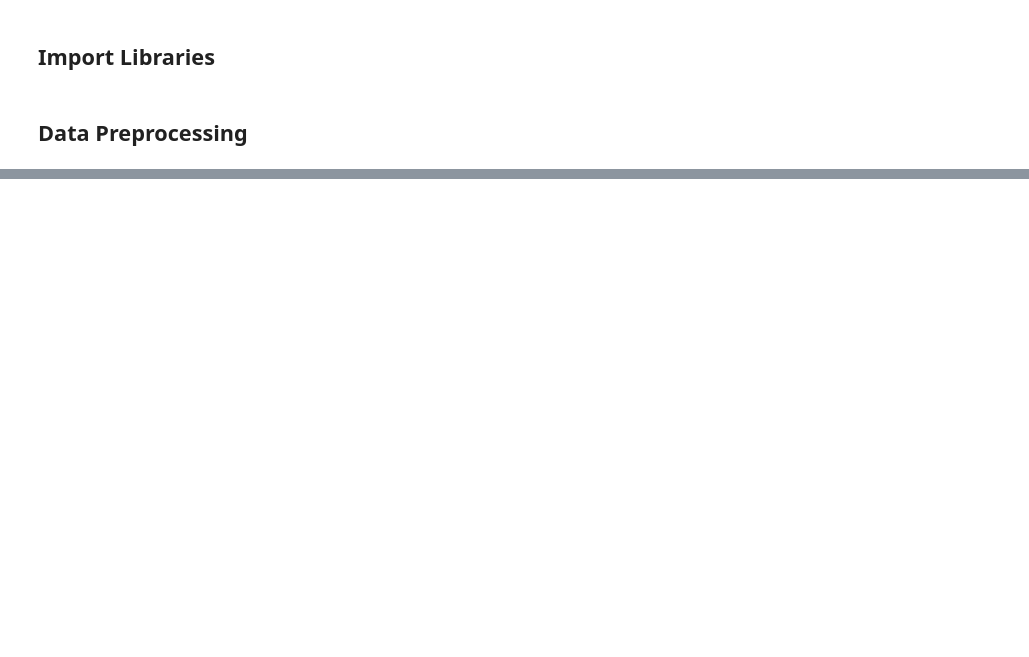
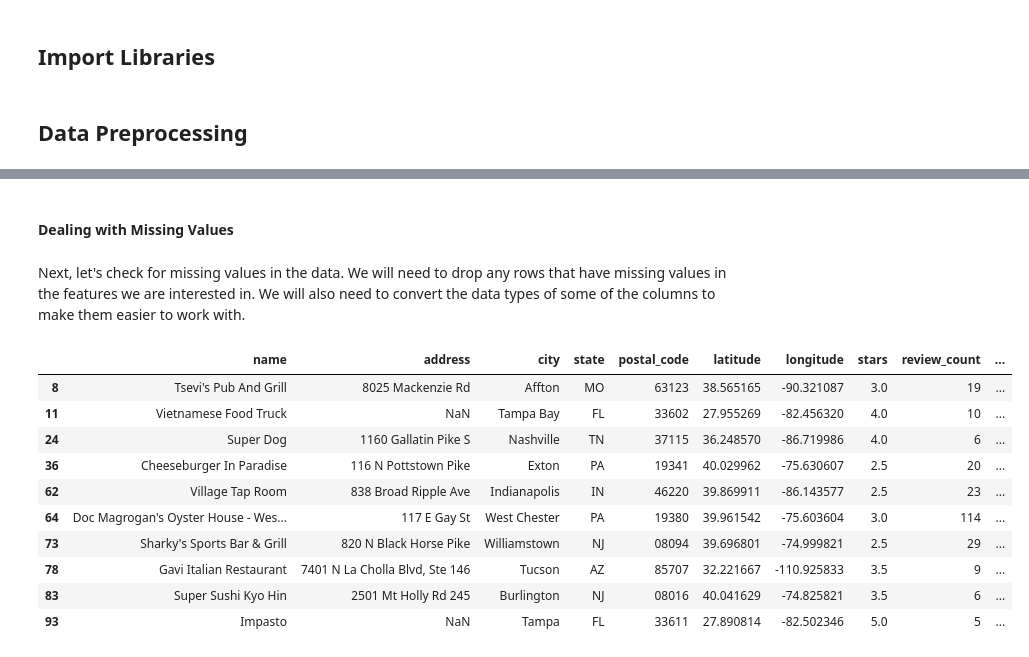
Before and after one commit to ervinp2002/yelp-dataset-analysis, a Jupyter notebook: yelp_analysis.ipynb, the cells around one changed output, grey strips where cells are left out. Saved outputs shown, nothing was run; the diff lists cells and outputs as text; code cells hidden in the pictures; blank space fills up the shorter version.

```diff
--- a/yelp_analysis.ipynb
+++ b/yelp_analysis.ipynb
@@ -28,0 +87,21 @@ checkin_df = pd.read_json('yelp_academic_dataset_checkin.json', lines=True)
+# %% [markdown]
+#### Dealing with Missing Values
+# %% [markdown]
+Next, let's check for missing values in the data. We will need to drop any rows that have missing values in the features we are interested in. We will also need to convert the data types of some of the columns to make them easier to work with.
+# %%
+# Replace cells with only blank spaces in any column with NaN and check for missing data
+business_df = business_df.applymap(lambda x: np.nan if isinstance(x, str) and not x.strip() else x)
+missing_data = business_df[business_df.isnull().any(axis=1)]
+missing_data.head(10)
+# %% [output]
+|  | name | address | city | state | postal_code | latitude | longitude | stars | review_count | ... |
+| 8 | Tsevi's Pub And Grill | 8025 Mackenzie Rd | Affton | MO | 63123 | 38.565165 | -90.321087 | 3.0 | 19 | ... |
+| 11 | Vietnamese Food Truck | NaN | Tampa Bay | FL | 33602 | 27.955269 | -82.456320 | 4.0 | 10 | ... |
+| 24 | Super Dog | 1160 Gallatin Pike S | Nashville | TN | 37115 | 36.248570 | -86.719986 | 4.0 | 6 | ... |
+| 36 | Cheeseburger In Paradise | 116 N Pottstown Pike | Exton | PA | 19341 | 40.029962 | -75.630607 | 2.5 | 20 | ... |
+| 62 | Village Tap Room | 838 Broad Ripple Ave | Indianapolis | IN | 46220 | 39.869911 | -86.143577 | 2.5 | 23 | ... |
+| 64 | Doc Magrogan's Oyster House - Wes... | 117 E Gay St | West Chester | PA | 19380 | 39.961542 | -75.603604 | 3.0 | 114 | ... |
+| 73 | Sharky's Sports Bar & Grill | 820 N Black Horse Pike | Williamstown | NJ | 08094 | 39.696801 | -74.999821 | 2.5 | 29 | ... |
+| 78 | Gavi Italian Restaurant | 7401 N La Cholla Blvd, Ste 146 | Tucson | AZ | 85707 | 32.221667 | -110.925833 | 3.5 | 9 | ... |
+| 83 | Super Sushi Kyo Hin | 2501 Mt Holly Rd 245 | Burlington | NJ | 08016 | 40.041629 | -74.825821 | 3.5 | 6 | ... |
+| 93 | Impasto | NaN | Tampa | FL | 33611 | 27.890814 | -82.502346 | 5.0 | 5 | ... |
```
Also changed, not shown: parts of 17 cells of this notebook, 1 other file.
